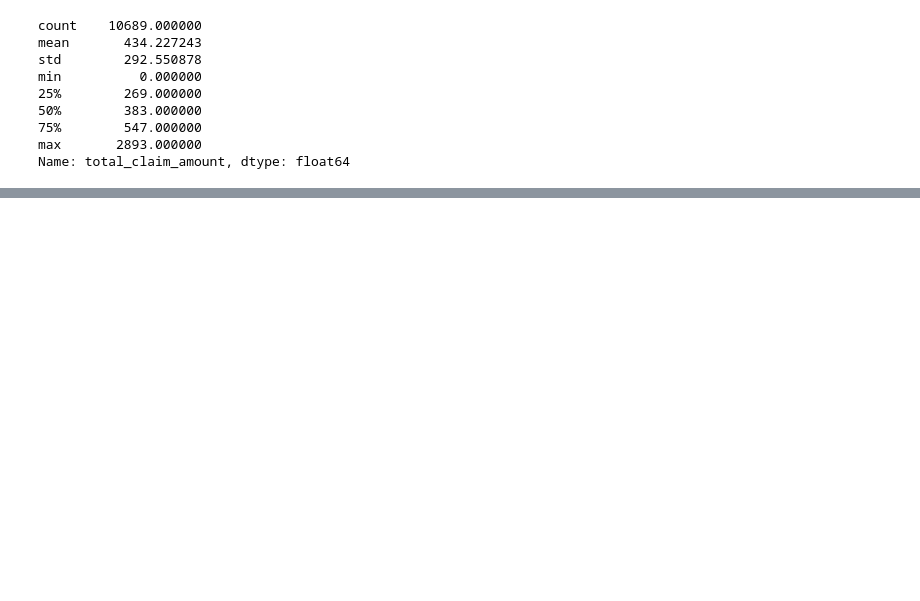
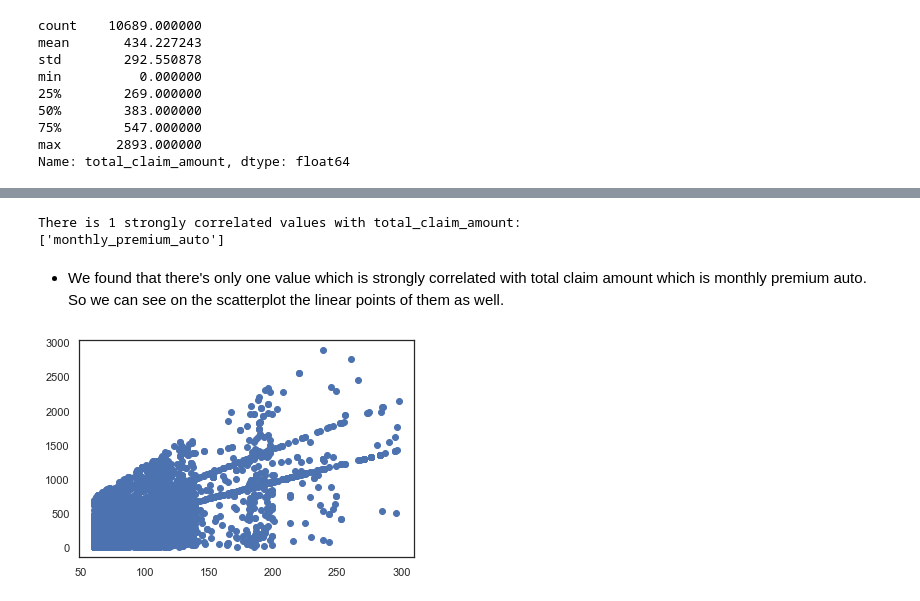
Before and after one commit to esrabecker/Ironhack-DA, a Jupyter notebook: Customer Analysis Case Study - EDA.ipynb, the cells around one changed output, grey strips where cells are left out. Drawn from its saved outputs; the diff is of its cells as text; code cells hidden in the pictures; blank space fills up the shorter version.

```diff
--- a/Customer Analysis Case Study - EDA.ipynb
+++ b/Customer Analysis Case Study - EDA.ipynb
@@ -135,0 +176,14 @@ Name: total_claim_amount, dtype: float64
+# %%
+golden_features_list = [key for key, value in all_correlations if abs(value) >= 0.5]
+print("There is {} strongly correlated values with total_claim_amount:\n{}".format(len(golden_features_list), golden_features_list))
+# %% [output]
+There is 1 strongly correlated values with total_claim_amount:
+['monthly_premium_auto']
+# %% [markdown]
+- We found that there's only one value which is strongly correlated with total claim amount which is monthly premium auto. So we can see on the scatterplot the linear points of them as well.
+# %%
+#Show a plot of the response by income
+plt.scatter(x=numerical['monthly_premium_auto'], y=numerical['total_claim_amount'])
+plt.show()
+# %% [output]
+[figure, added]
```
Also changed, not shown: parts of 45 cells of this notebook.
